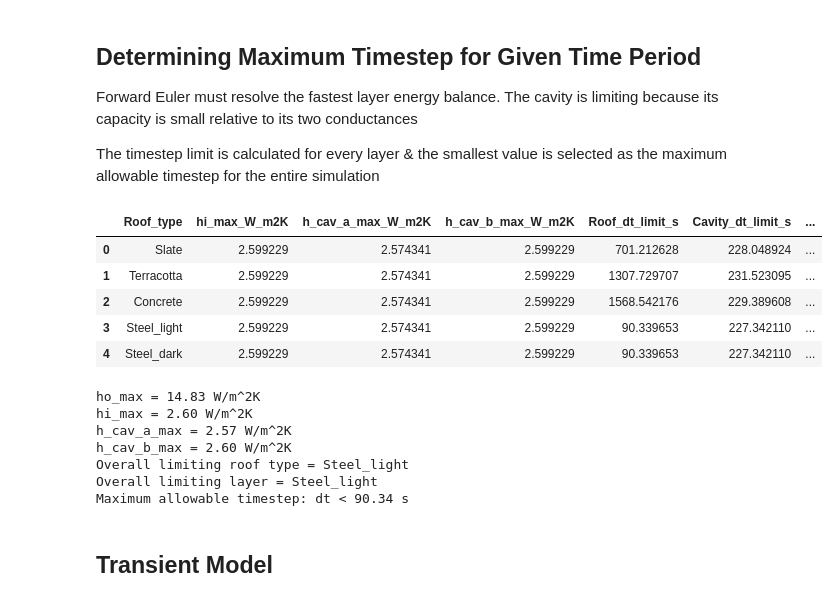
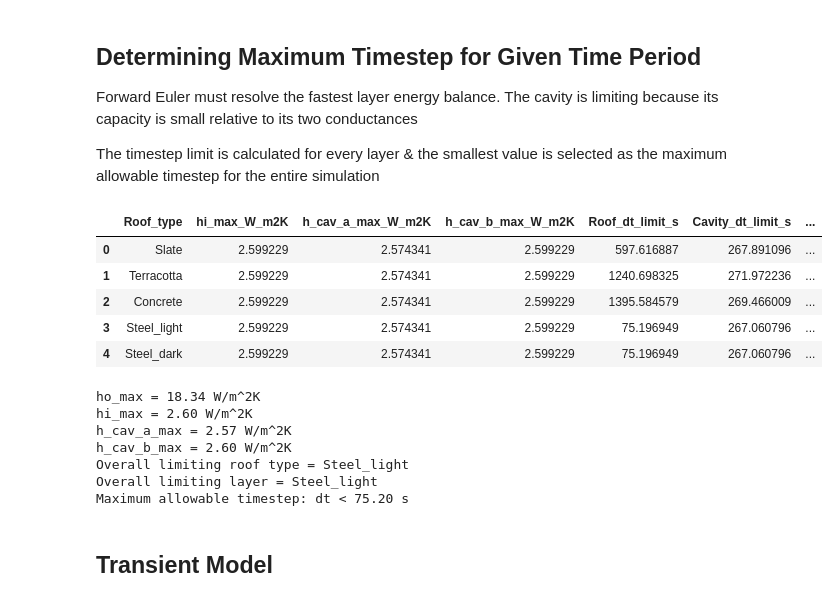
Before and after one commit to rz-choongy/Raising-Rooves-Model, a Jupyter notebook: stage3_thermal/Final_Heat_Ingress_Model.ipynb, the cells around one changed output. Drawn from its saved outputs; the diff is of its cells as text; code cells hidden in the pictures.

```diff
--- a/stage3_thermal/Final_Heat_Ingress_Model.ipynb
+++ b/stage3_thermal/Final_Heat_Ingress_Model.ipynb
@@ -137,9 +141,7 @@ def q_sw_absorbed(rsdsdir_Wm2, rsdsdif_Wm2, alpha):
     # Absorbed shortwave radiation for the plan roof area surface
     q_sw_W_m2 = alpha*(rsdsdir_Wm2+rsdsdif_Wm2)
     return q_sw_W_m2
-def q_sw_absorbed_pv(rsdsdif_Wm2, alpha):
-    q_sw_pv = alpha*rsdsdif_Wm2
-    return q_sw_pv
+
 
 # Copy weather table so we can add model outputs without changing the original weather data
 roof_sw_table = barra_table.copy(); roof_sw_table = roof_sw_table.drop(columns=["time_UTC"])
@@ -152,9 +154,8 @@ for roof_type in roof_types:
     roof = roof_layers_table[roof_type]
     alpha = roof.Absorptivity; alpha_cool = roof.Absorptivity_cool
     roof_sw_table[f"sw_absorbed_W_m2_{roof_type}"] = roof_sw_table.apply(lambda row: q_sw_absorbed(row["rsdsdir_Wm2"], row["rsdsdif_Wm2"], alpha), axis=1)
-    roof_sw_table[f"sw_pv_W_m2_{roof_type}"] = roof_sw_table.apply(lambda row: q_sw_absorbed_pv(row["rsdsdif_Wm2"], alpha), axis=1)
     roof_sw_table[f"sw_absorbed_W_m2_{roof_type}_cool"] = roof_sw_table.apply(lambda row: q_sw_absorbed(row["rsdsdir_Wm2"], row["rsdsdif_Wm2"], alpha_cool), axis=1)
-    roof_sw_table[f"sw_pv_W_m2_{roof_type}_cool"] = roof_sw_table.apply(lambda row: q_sw_absorbed_pv(row["rsdsdif_Wm2"], alpha_cool), axis=1)
+
 # Show the first few hourly results
 display(roof_sw_table.head())
 # %% [output]
@@ -212,13 +225,13 @@ A1 = 17.625; B1 = 243.04; RH = roof_sw_table["rel_humidity_percent"].iloc[0]
 T_dp_C = (B1*(math.log(RH/100) + (A1*T_air_C)/(B1+T_air_C))) / (A1-(math.log(RH/100) + (A1*T_air_C)/(B1+T_air_C))); t = roof_sw_table["time_Melbourne"].iloc[0].hour # time after midnight
 T_sky_K = T_air_K*(0.711+0.0056*T_dp_C+0.000073*T_dp_C**2+0.013*math.cos(math.radians(15*t)))**0.25 # original sources uses radians, instead were doing degrees
 # ------------------------------------------------------------------------------------
-const = 5.6703e-8 # stephan boltzmann {W/m^2K^4}
+const = 5.6697e-8 # stephan boltzmann {W/m^2K^4}
 # adaptive inside temp
 if T_air_C > 18:
     T_indoor_K = T_indoor_C + 273.15
 else:
     T_indoor_K = 18 + 273.15
-# adpative indoor convection - based on comparison of inside and outsdie temps + defining guess
+# adpative indoor convection - based on comparison of inside and outside temps + defining guess
 deltaT = T_air_K - T_indoor_K
 if deltaT > 0:
     hi = 1.81*abs(deltaT)**(1/3)/(1.382+1)
@@ -239,13 +252,14 @@ for roof_type in roof_types:
     R1 = roof.R_value_m2K_W
     emissivity = roof.Emissivity; emissivity_cool = roof.Emissivity_cool
     q_sw = roof_sw_table[f"sw_absorbed_W_m2_{roof_type}"].iloc[0]; q_sw_cool = roof_sw_table[f"sw_absorbed_W_m2_{roof_type}_cool"].iloc[0]
+
     def residuals(x,q_sw,emissivity): # hi is same for cool and normal roof - as intial guess is only based on inside to outsdie temp difference
         T1, T2, T3, T4, q = x # temps in kelvin
-        F1 = hi*(T4 - T_indoor_K) - q # plaster -> indoor
-        F2 = ho*(T_air_K - T1) + q_sw + emissivity*const*(T_sky_K**4 - T1**4) - q # outside -> first layer
-        F3 = (2*(T1 - T2))/(R1 + R2) - q # first layer -> cavity
-        F4 = (2*(T2 - T3))/(R2 + R3) - q # cavity -> ins
-        F5 = (2*(T3 - T4))/(R3 + R4) - q # ins -> plaster
+        F1 = roof_plan_area*((T4 - T_indoor_K)/((1/hi) + (R4/2)) - q) # plaster -> indoor
+        F2 = actual_roof_area*((T_air_K - T1)/((1/ho) + (R1/2)) + q_sw + emissivity*const*F_sky*(T_sky_K**4 - T1**4) + emissivity*const*F_ground*(T_air_K**4 - T1**4) - q) # outside -> first layer
+        F3 = actual_roof_area*((2*(T1 - T2))/(R1 + R2) - q) # first layer -> cavity
+        F4 = roof_plan_area*((2*(T2 - T3))/(R2 + R3) - q) # cavity -> ins
+        F5 = roof_plan_area*((2*(T3 - T4))/(R3 + R4) - q) # ins -> plaster
         return np.array([F1, F2, F3, F4, F5])
     sol = opt.root(residuals, guess, args=(q_sw,emissivity)) # iterative root solver
     sol_cool = opt.root(residuals, guess, args=(q_sw_cool,emissivity_cool))
@@ -280,13 +294,13 @@ for roof_type in roof_types:
     else:
         hi_cool = (9.482*abs(dt_cool)**(1/3))/(7.238-1)  # energy plus eq. 3.155
     print(f"{roof_type} h_cav_a = {h_cav_a} & h_cav_b = {h_cav_b} & hi = {hi}\n Coolroof {roof_type} h_cav_a = {h_cav_a_cool} & h_cav_b = {h_cav_b_cool} & hi_cool = {hi_cool}")
-    def residuals_2(x, q_sw,emissivity,hi,ha, hb):
+    def residuals_2(x, q_sw,emissivity,hi,h_cav_a, h_cav_b):
             T1, T2, T3, T4, q = x # temps in kelvin
-            F1 = hi*(T4 - T_indoor_K) - q # plaster -> indoor
-            F2 = ho*(T_air_K - T1) + q_sw + emissivity*const*(T_sky_K**4 - T1**4) - q # outside -> first layer
-            F3 = (T1 - T2) / ((1/h_cav_a) + (R1/2))- q # first layer -> cavity
-            F4 = (T2 - T3) / ((1/h_cav_b)+ (R3/2)) - q # cavity -> ins
-            F5 = (2*(T3 - T4))/(R3 + R4) - q # ins -> plaster
+            F1 = roof_plan_area*((T4 - T_indoor_K)/((1/hi) + (R4/2)) - q) # plaster -> indoor
+            F2 = actual_roof_area*((T_air_K - T1)/((1/ho) + (R1/2)) + q_sw + emissivity*const*F_sky*(T_sky_K**4 - T1**4) + emissivity*const*F_ground*(T_air_K**4 - T1**4) - q) # outside -> first layer
+            F3 = actual_roof_area*((T1 - T2) / ((1/h_cav_a) + (R1/2))- q) # first layer -> cavity
+            F4 = roof_plan_area*((T2 - T3) / ((1/h_cav_b)+ (R3/2)) - q) # cavity -> ins
+            F5 = roof_plan_area*((2*(T3 - T4))/(R3 + R4) - q) # ins -> plaster
             return np.array([F1, F2, F3, F4, F5])
     sol = opt.root(residuals_2, guess, args=(q_sw,emissivity,hi, h_cav_a, h_cav_b)) # iterative root solver
     sol_cool = opt.root(residuals_2, guess, args=(q_sw_cool,emissivity_cool,hi_cool, h_cav_a_cool, h_cav_b_cool))
@@ -334,7 +348,7 @@ Outputting hourly q value transmitted from plaster to indoor
 
 To add: floating indoor temp range in which neitehr cooling or heating is applied
 # %%
-numHours =24#4*365
+numHours =24*365
 dt = 60 # seconds
 numTimesteps = int(numHours*3600/dt)
 
@@ -360,6 +374,9 @@ for roof_type in roof_types:
     density_by_roof[roof_type] = np.array([layer.Density_Kg_m3 for layer in layers], dtype=float)
     initial = initial_temp_table[initial_temp_table["Roof_type"] == roof_type].iloc[0]
     MidTemps_by_roof[roof_type] = np.array([initial["T1_roof_K"], initial["T2_cavity_K"], initial["T3_insulation_K"], initial["T4_plaster_K"]], dtype=float)
+
+for roof_type in roof_types:
+    Thicknesses_by_roof[roof_type][1] = cavity_thickness_avg # Replace default cavity thickness with house-specific value
 # %% [markdown]
 ## Determining Maximum Timestep for Given Time Period
 
@@ -386,7 +403,9 @@ for roof_type in roof_types:
     Thicknesses = Thicknesses_by_roof[roof_type]
     R_values = R_values_by_roof[roof_type]
     density = density_by_roof[roof_type]
-    layer_order = [roof_type, "Cavity", "Insulation_new", "Plaster"]
+    layer_order = [roof_type, "Cavity", "Insulation_old", "Plaster"]
+    # conductance between outside air and roof midpoint
+    G_outside_roof = 1/(1/ho_max + R_values[0]/2)
     # conductance between roof layer and cavity
     G_roof_cavity = 1/(R_values[0]/2 + 1/h_cav_a_max)
     # conductance between cavity and insulation
@@ -397,7 +416,7 @@ for roof_type in roof_types:
     G_plaster_indoor = 1/(R_values[3]/2 + 1/hi_max)
     # total conductance acting on each layer
     layer_conductance_sum = np.array([
-        ho_max + G_roof_cavity,
+        G_outside_roof + G_roof_cavity,
         G_roof_cavity + G_cavity_ins,
         G_cavity_ins + G_ins_plaster,
         G_ins_plaster + G_plaster_indoor])
@@ -406,45 +425,45 @@ for roof_type in roof_types:
     # identify the limiting layer for this roof type
     limiting_layer_id = int(np.argmin(dt_limits))
     dt_max_positive = dt_limits[limiting_layer_id]
 
     timestep_results.append({
         "Roof_type": roof_type,
         "hi_max_W_m2K": hi_max,
         "h_cav_a_max_W_m2K": h_cav_a_max,
         "h_cav_b_max_W_m2K": h_cav_b_max,
         "Roof_dt_limit_s": dt_limits[0],
         "Cavity_dt_limit_s": dt_limits[1],
         "Insulation_dt_limit_s": dt_limits[2],
         "Plaster_dt_limit_s": dt_limits[3],
         "Limiting_layer": layer_order[limiting_layer_id],
         "Maximum_dt_s": dt_max_positive})
 # convert timestep results into a table
 timestep_limit_table = pd.DataFrame(timestep_results)
 display(timestep_limit_table)
 
 # find the most restrictive timestep across all roof types
 overall_limiting_case = timestep_limit_table.loc[timestep_limit_table["Maximum_dt_s"].idxmin()]
 print(f"ho_max = {ho_max:.2f} W/m^2K")
 print(f"hi_max = {hi_max:.2f} W/m^2K")
 print(f"h_cav_a_max = {h_cav_a_max:.2f} W/m^2K")
 print(f"h_cav_b_max = {h_cav_b_max:.2f} W/m^2K")
 print("Overall limiting roof type =", overall_limiting_case["Roof_type"])
 print("Overall limiting layer =", overall_limiting_case["Limiting_layer"])
 print(f"Maximum allowable timestep: dt < {overall_limiting_case['Maximum_dt_s']:.2f} s")
 # %% [output]
 |  | Roof_type | hi_max_W_m2K | h_cav_a_max_W_m2K | h_cav_b_max_W_m2K | Roof_dt_limit_s | Cavity_dt_limit_s | ... |
-| 0 | Slate | 2.599229 | 2.574341 | 2.599229 | 701.212628 | 228.048924 | ... |
-| 1 | Terracotta | 2.599229 | 2.574341 | 2.599229 | 1307.729707 | 231.523095 | ... |
-| 2 | Concrete | 2.599229 | 2.574341 | 2.599229 | 1568.542176 | 229.389608 | ... |
-| 3 | Steel_light | 2.599229 | 2.574341 | 2.599229 | 90.339653 | 227.342110 | ... |
-| 4 | Steel_dark | 2.599229 | 2.574341 | 2.599229 | 90.339653 | 227.342110 | ... |
+| 0 | Slate | 2.599229 | 2.574341 | 2.599229 | 597.616887 | 267.891096 | ... |
+| 1 | Terracotta | 2.599229 | 2.574341 | 2.599229 | 1240.698325 | 271.972236 | ... |
+| 2 | Concrete | 2.599229 | 2.574341 | 2.599229 | 1395.584579 | 269.466009 | ... |
+| 3 | Steel_light | 2.599229 | 2.574341 | 2.599229 | 75.196949 | 267.060796 | ... |
+| 4 | Steel_dark | 2.599229 | 2.574341 | 2.599229 | 75.196949 | 267.060796 | ... |
-ho_max = 14.83 W/m^2K
+ho_max = 18.34 W/m^2K
 hi_max = 2.60 W/m^2K
 h_cav_a_max = 2.57 W/m^2K
 h_cav_b_max = 2.60 W/m^2K
 Overall limiting roof type = Steel_light
 Overall limiting layer = Steel_light
-Maximum allowable timestep: dt < 90.34 s
+Maximum allowable timestep: dt < 75.20 s
 # %% [markdown]
 ## Transient Model
 # %%
```
Also changed, not shown: parts of 7 cells of this notebook, 5 other files.
